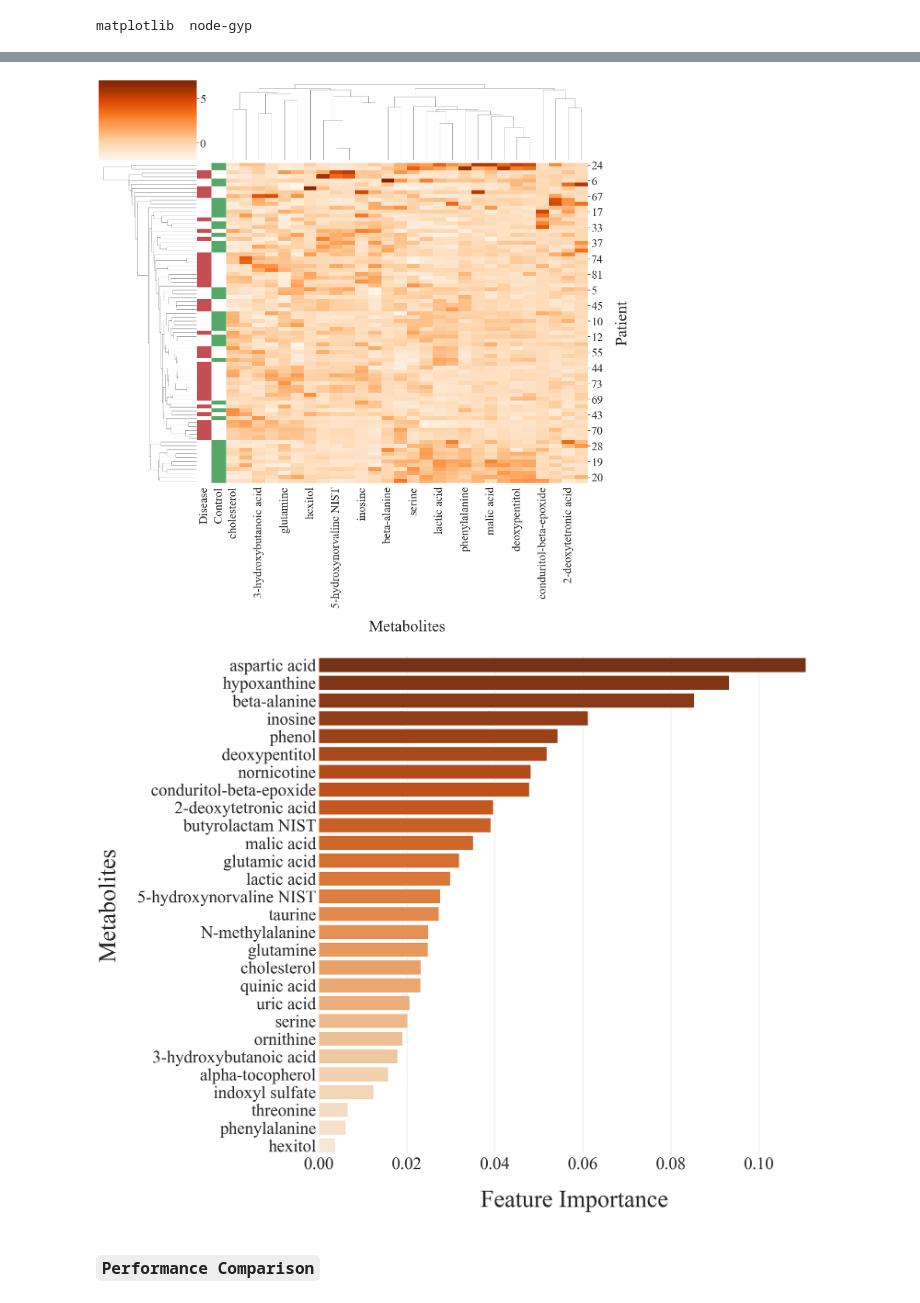
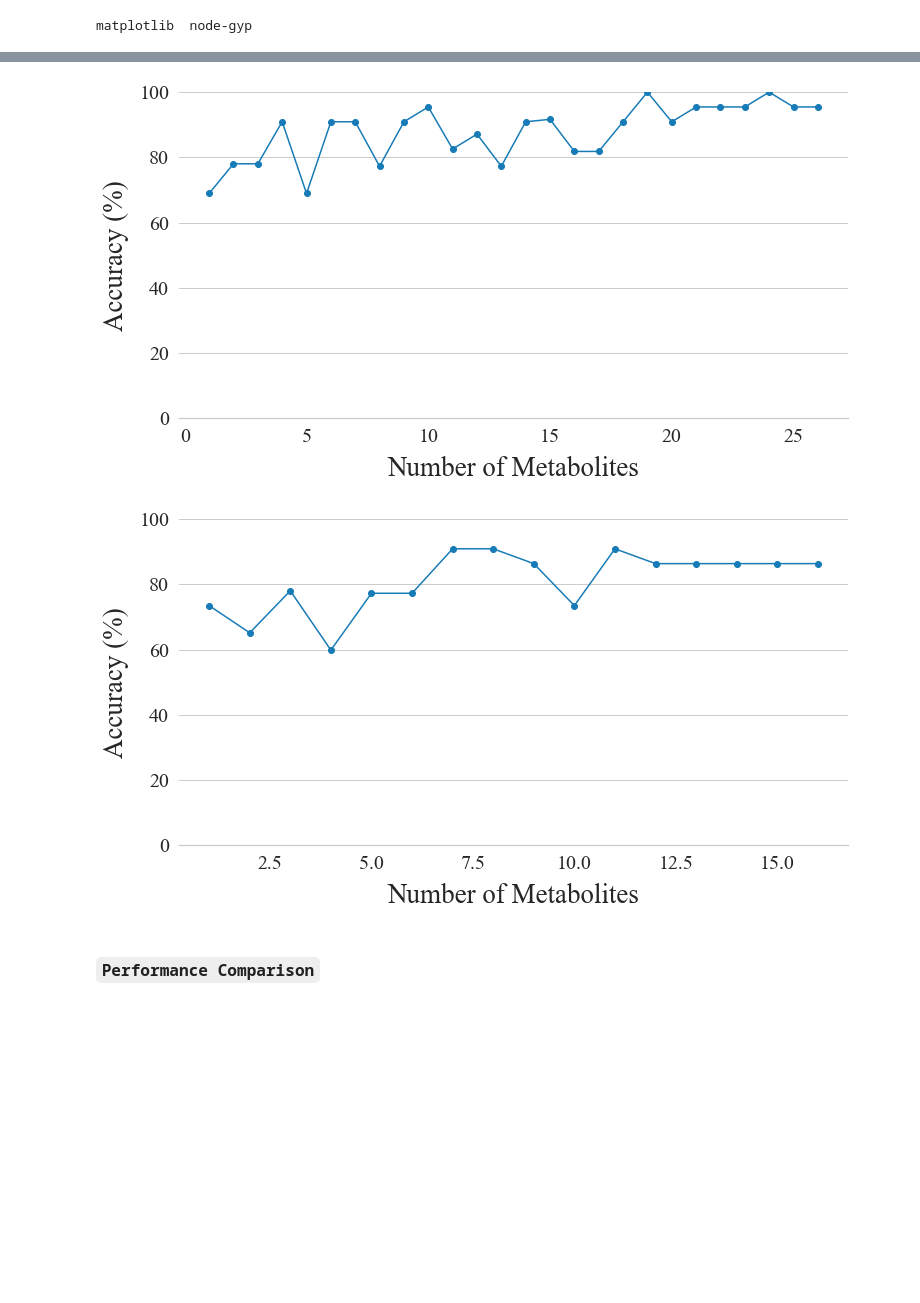
Before and after one commit to utshabkg/lung_cancer_biomarker, a Jupyter notebook: visualizations/visualizations.ipynb, the cells around one changed output, grey strips where cells are left out. Drawn from its saved outputs; the diff is of its cells as text; code cells hidden in the pictures; blank space fills up the shorter version.

```diff
--- a/visualizations/visualizations.ipynb
+++ b/visualizations/visualizations.ipynb
@@ -187,6 +139,0 @@ len(pearson_p_final_serum): 28
-# %%
-X = plasma[pearson_p_final_plasma]
-label = plasma["Class"]
-y = label.map({"control": 1, "disease": 0})
-
-clustermap(X, label, 21, 15, 15, 'cm_plasma_a2.jpg', 'Oranges')
@@ -199,13 +140,28 @@ feature_importance_plot(X, y, 21, 15, 10, 'fip_plasma_a2.jpg', 'Oranges')
-# %%
-X = serum[pearson_p_final_serum]
-
-clustermap(X, label, 21, 15, 15, 'cm_serum_a2.jpg', 'Oranges')
-# %% [output]
-[figure, removed]
-# %%
-feature_importance_plot(X, y, 21, 15, 15, 'fip_serum_a2.jpg', 'Oranges')
-# %% [output]
-[figure, removed]
+# %%
+def plot_rfecv_acc(csv_path):
+    factor = 1
+    plt.figure(figsize=(12*factor, 6*factor))
+    rfe_plasma_acc = pd.read_csv(csv_path)
+    x = rfe_plasma_acc['Number of Metabolites']
+    y = rfe_plasma_acc['Accuracy']*100
+
+    plt.plot(x, y, 'o-', c='#167bb6')
+    plt.xlabel('Number of Metabolites', size=27*factor, labelpad=10*factor)
+    plt.xticks(rotation='horizontal', size=20*factor)
+    plt.yticks(size=20*factor)
+    plt.ylabel('Accuracy (%)', size=27*factor, labelpad=10*factor)
+    plt.ylim([0, 100])
+    plt.grid(axis='x')
+    sns.despine(left=True)
+
+    plt.savefig(f'rfe_{csv_path.split(" ")[0].split("/")[-1]}.jpg', bbox_inches='tight', pad_inches=0)
+    plt.show()
+
+plot_rfecv_acc('/content/Plasma Accuracy.csv')
+plot_rfecv_acc('/content/Serum Accuracy.csv')
+# %% [output]
+[figure, added]
+[figure, added]
 # %% [markdown]
 ### `Performance Comparison`
 # %%
```
Also changed, not shown: parts of 11 cells of this notebook, 23 other files.
